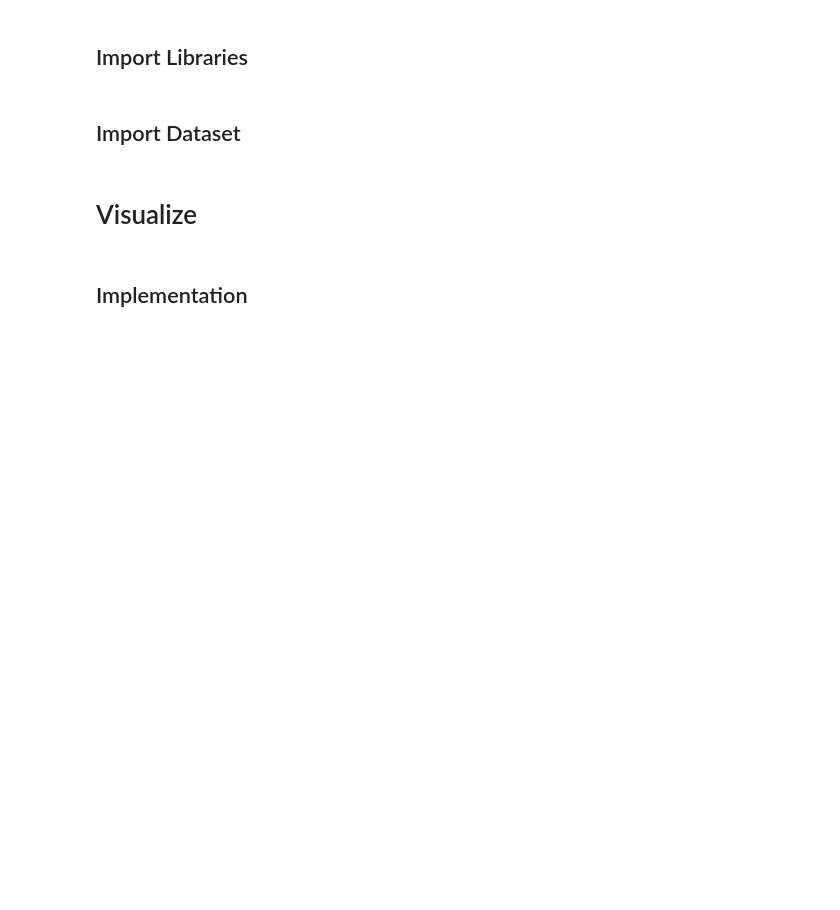
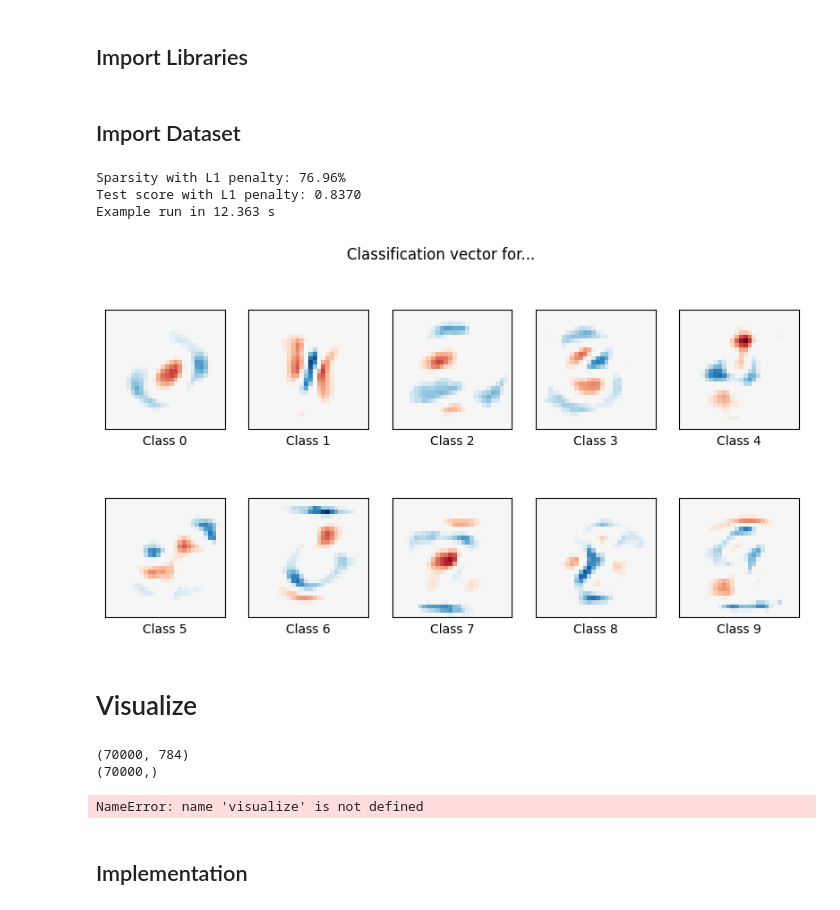
Before and after one commit to DhafinFawwaz/Feedforward-Neural-Network, a Jupyter notebook: src/ml.ipynb, the cells around one changed output. Cells and saved outputs as stored; diff of their text form; code cells hidden in the pictures; blank space fills up the shorter version.

```diff
--- a/src/ml.ipynb
+++ b/src/ml.ipynb
@@ -51,59 +51,64 @@ from sklearn.model_selection import train_test_split
 from sklearn.preprocessing import StandardScaler
 from sklearn.utils import check_random_state
 
 # Turn down for faster convergence
 t0 = time.time()
 train_samples = 5000
 
 # Load data from https://www.openml.org/d/554
 X, y = fetch_openml("mnist_784", version=1, return_X_y=True, as_frame=False)
 
 pd.DataFrame(X).to_csv('dataset/X.csv', index=False)
 pd.DataFrame(y).to_csv('dataset/y.csv', index=False)
 
 random_state = check_random_state(0)
 permutation = random_state.permutation(X.shape[0])
 X = X[permutation]
 y = y[permutation]
 X = X.reshape((X.shape[0], -1))
 
 X_train, X_test, y_train, y_test = train_test_split(
     X, y, train_size=train_samples, test_size=10000
 )
 
 scaler = StandardScaler()
 X_train = scaler.fit_transform(X_train)
 X_test = scaler.transform(X_test)
 
 # Turn up tolerance for faster convergence
-# clf = LogisticRegression(C=50.0 / train_samples, penalty="l1", solver="saga", tol=0.1)
-# clf.fit(X_train, y_train)
-# sparsity = np.mean(clf.coef_ == 0) * 100
-# score = clf.score(X_test, y_test)
-# # print('Best C % .4f' % clf.C_)
-# print("Sparsity with L1 penalty: %.2f%%" % sparsity)
-# print("Test score with L1 penalty: %.4f" % score)
+clf = LogisticRegression(C=50.0 / train_samples, penalty="l1", solver="saga", tol=0.1)
+clf.fit(X_train, y_train)
+sparsity = np.mean(clf.coef_ == 0) * 100
+score = clf.score(X_test, y_test)
+# print('Best C % .4f' % clf.C_)
+print("Sparsity with L1 penalty: %.2f%%" % sparsity)
+print("Test score with L1 penalty: %.4f" % score)
 
-# coef = clf.coef_.copy()
-# plt.figure(figsize=(10, 5))
-# scale = np.abs(coef).max()
-# for k in range(10):
-#     l1_plot = plt.subplot(2, 5, k + 1)
-#     l1_plot.imshow(
-#         coef[k].reshape(28, 28),
-#         interpolation="nearest",
-#         cmap=plt.cm.RdBu,
-#         vmin=-scale,
-#         vmax=scale,
-#     )
-#     l1_plot.set_xticks(())
-#     l1_plot.set_yticks(())
-#     l1_plot.set_xlabel("Class %i" % k)
-# plt.suptitle("Classification vector for...")
+coef = clf.coef_.copy()
+plt.figure(figsize=(10, 5))
+scale = np.abs(coef).max()
+for k in range(10):
+    l1_plot = plt.subplot(2, 5, k + 1)
+    l1_plot.imshow(
+        coef[k].reshape(28, 28),
+        interpolation="nearest",
+        cmap=plt.cm.RdBu,
+        vmin=-scale,
+        vmax=scale,
+    )
+    l1_plot.set_xticks(())
+    l1_plot.set_yticks(())
+    l1_plot.set_xlabel("Class %i" % k)
+plt.suptitle("Classification vector for...")
 
-# run_time = time.time() - t0
-# print("Example run in %.3f s" % run_time)
-# plt.show()
+run_time = time.time() - t0
+print("Example run in %.3f s" % run_time)
+plt.show()
+# %% [output]
+Sparsity with L1 penalty: 76.96%
+Test score with L1 penalty: 0.8370
+Example run in 12.363 s
+[figure, added]
 # %% [markdown]
 # Visualize
 # %%
@@ -139,15 +148,18 @@ row_count = 10
 col_count = 10
 
 X_data = X_csv.to_numpy()
-X_data = X_data[:, 1:]
 y_data_temp = y_csv.to_numpy()
 y_data = np.zeros(len(y_data_temp))
 for k in range(len(y_data_temp)):
-    y_data[k] = y_data_temp[k][1]
+    y_data[k] = y_data_temp[k][0]
 
 print(X_data.shape)
 print(y_data.shape)
 
 visualize(X_data, y_data, row_count, col_count, 0)
+# %% [output]
+(70000, 784)
+(70000,)
+NameError: name 'visualize' is not defined
 # %% [markdown]
 ## Implementation
```
Also changed, not shown: parts of 9 cells of this notebook, 1 other file.
